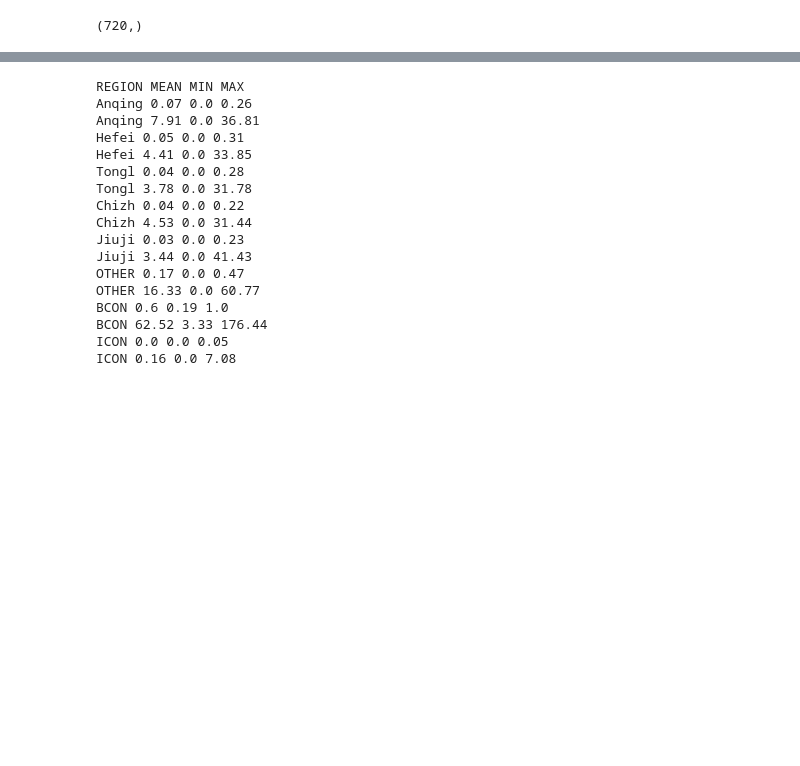
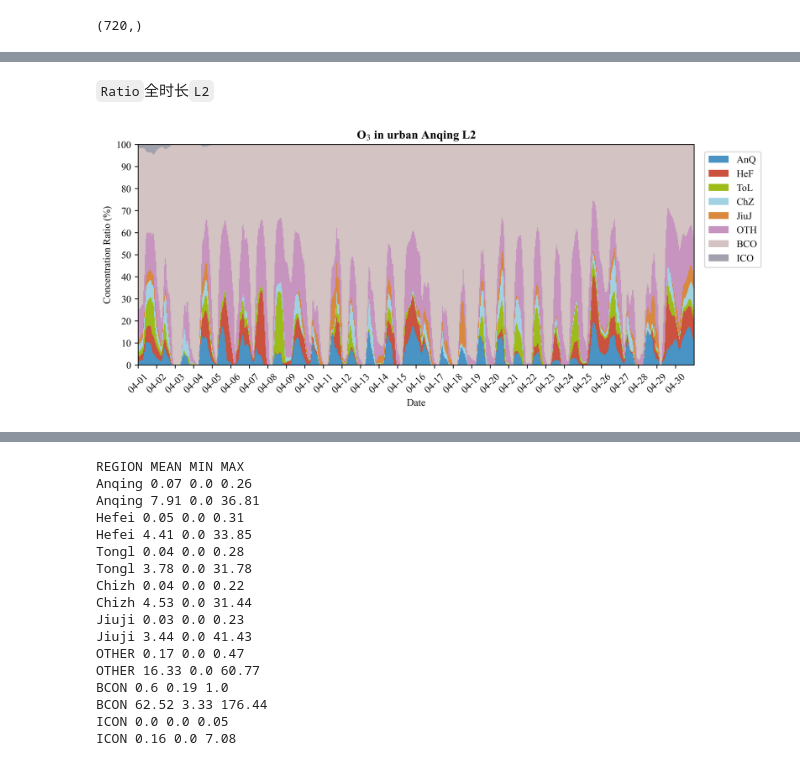
Before and after one commit to Iphisxu/Anqing, a Jupyter notebook: April/Plot_ISAM/O3_bar.ipynb, the cells around one changed output, grey strips where cells are left out. Saved outputs shown, nothing was run; the diff lists cells and outputs as text; code cells hidden in the pictures; blank space fills up the shorter version.

```diff
--- a/April/Plot_ISAM/O3_bar.ipynb
+++ b/April/Plot_ISAM/O3_bar.ipynb
@@ -204,0 +265,39 @@ plt.show()
+# %% [markdown]
+`Ratio`全时长`L2`
+# %%
+ts=np.arange(0,720)
+
+coloraq='#4994c4'
+colorhf='#cb523e'
+colortl='#9ebc19'
+colorcz='#a2d2e2'
+colorjj='#d9883d'
+coloroth='#ba79b1'
+colorbco='#c8b5b3'
+colorico='#45465e'
+
+fig,ax =plt.subplots(figsize=(10,4),dpi=500)
+b1=ax.bar(ts,aq_L2_rt,color=coloraq,width=1)
+b2=ax.bar(ts,hf_L2_rt,bottom=aq_L2_rt,color=colorhf,width=1)
+b3=ax.bar(ts,tl_L2_rt,bottom=hf_L2_rt+aq_L2_rt,color=colortl,width=1)
+b4=ax.bar(ts,cz_L2_rt,bottom=tl_L2_rt+hf_L2_rt+aq_L2_rt,color=colorcz,width=1)
+b5=ax.bar(ts,jj_L2_rt,bottom=cz_L2_rt+tl_L2_rt+hf_L2_rt+aq_L2_rt,color=colorjj,width=1)
+b6=ax.bar(ts,oth_L2_rt,bottom=jj_L2_rt+cz_L2_rt+tl_L2_rt+hf_L2_rt+aq_L2_rt,color=coloroth,width=1,alpha=0.8)
+b7=ax.bar(ts,bco_L2_rt,bottom=oth_L2_rt+jj_L2_rt+cz_L2_rt+tl_L2_rt+hf_L2_rt+aq_L2_rt,color=colorbco,width=1,alpha=0.8)
+b8=ax.bar(ts,ico_L2_rt,bottom=bco_L2_rt+oth_L2_rt+jj_L2_rt+cz_L2_rt+tl_L2_rt+hf_L2_rt+aq_L2_rt,color=colorico,width=1,alpha=0.5)
+
+ax.legend((b1[0],b2[0],b3[0],b4[0],b5[0],b6[0],b7[0],b8[0]),
+          ('AnQ','HeF','ToL','ChZ','JiuJ','OTH','BCO','ICO'),bbox_to_anchor=(1.01,0.99))
+ax.set_title('O$_3$ in urban Anqing L2',fontweight='bold')
+ax.set_xlabel('Date')
+ax.set_ylabel('Concentration Ratio (%)')
+ax.set_xticks(np.arange(0,720,24))
+ax.set_xticklabels(pd.date_range('2023-04-01','2023-04-30',freq='D').strftime('%m-%d'),rotation=45)
+ax.set_yticks(np.arange(0,1.1,0.1))
+ax.set_yticklabels(np.arange(0,101,10))
+ax.set_ylim(0,1)
+ax.set_xlim(0,720)
+
+plt.show()
+# %% [output]
+[figure, added]
```
Also changed, not shown: parts of 14 cells of this notebook, 6 other files.
